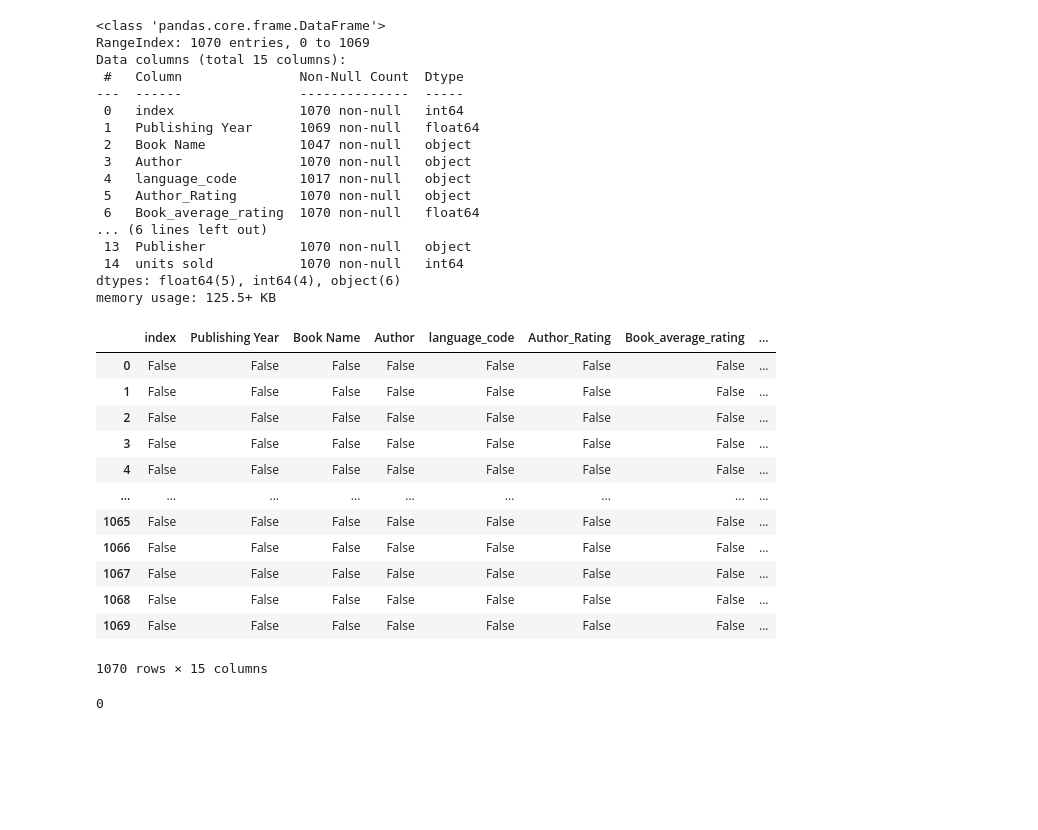
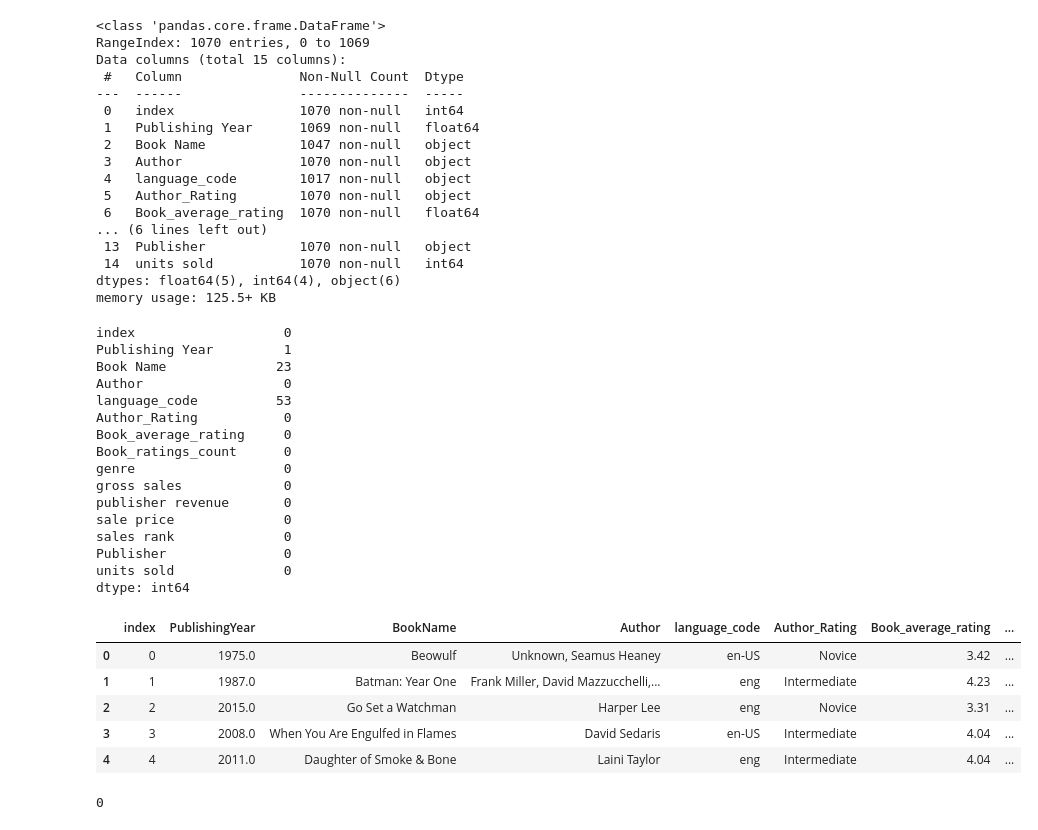
Before and after one commit to AichaELMouta/Books_sales_Regression, a Jupyter notebook: Book_sales.ipynb, the cells around one changed output. Drawn from its saved outputs; the diff is of its cells as text; code cells hidden in the pictures; blank space fills up the shorter version.

```diff
--- a/Book_sales.ipynb
+++ b/Book_sales.ipynb
@@ -39,18 +40,33 @@ Data columns (total 15 columns):
 dtypes: float64(5), int64(4), object(6)
 memory usage: 125.5+ KB
 # %%
-books.isna()
+
+books.isna().sum()
 # %% [output]
-|  | index | Publishing Year | Book Name | Author | language_code | Author_Rating | Book_average_rating | ... |
-| 0 | False | False | False | False | False | False | False | ... |
-| 1 | False | False | False | False | False | False | False | ... |
-| 2 | False | False | False | False | False | False | False | ... |
-| 3 | False | False | False | False | False | False | False | ... |
-| 4 | False | False | False | False | False | False | False | ... |
-| ... | ... | ... | ... | ... | ... | ... | ... | ... |
-| 1065 | False | False | False | False | False | False | False | ... |
-| 1066 | False | False | False | False | False | False | False | ... |
-| 1067 | False | False | False | False | False | False | False | ... |
-| 1068 | False | False | False | False | False | False | False | ... |
-| 1069 | False | False | False | False | False | False | False | ... |
-1070 rows × 15 columns
+index                   0
+Publishing Year         1
+Book Name              23
+Author                  0
+language_code          53
+Author_Rating           0
+Book_average_rating     0
+Book_ratings_count      0
+genre                   0
+gross sales             0
+publisher revenue       0
+sale price              0
+sales rank              0
+Publisher               0
+units sold              0
+dtype: int64
+# %%
+#Rename columns
+books.columns = books.columns.str.replace(' ', '')
+books.head()
+# %% [output]
+|  | index | PublishingYear | BookName | Author | language_code | Author_Rating | Book_average_rating | ... |
+| 0 | 0 | 1975.0 | Beowulf | Unknown, Seamus Heaney | en-US | Novice | 3.42 | ... |
+| 1 | 1 | 1987.0 | Batman: Year One | Frank Miller, David Mazzucchelli,... | eng | Intermediate | 4.23 | ... |
+| 2 | 2 | 2015.0 | Go Set a Watchman | Harper Lee | eng | Novice | 3.31 | ... |
+| 3 | 3 | 2008.0 | When You Are Engulfed in Flames | David Sedaris | en-US | Intermediate | 4.04 | ... |
+| 4 | 4 | 2011.0 | Daughter of Smoke & Bone | Laini Taylor | eng | Intermediate | 4.04 | ... |
```
Also changed, not shown: parts of 15 cells of this notebook.
